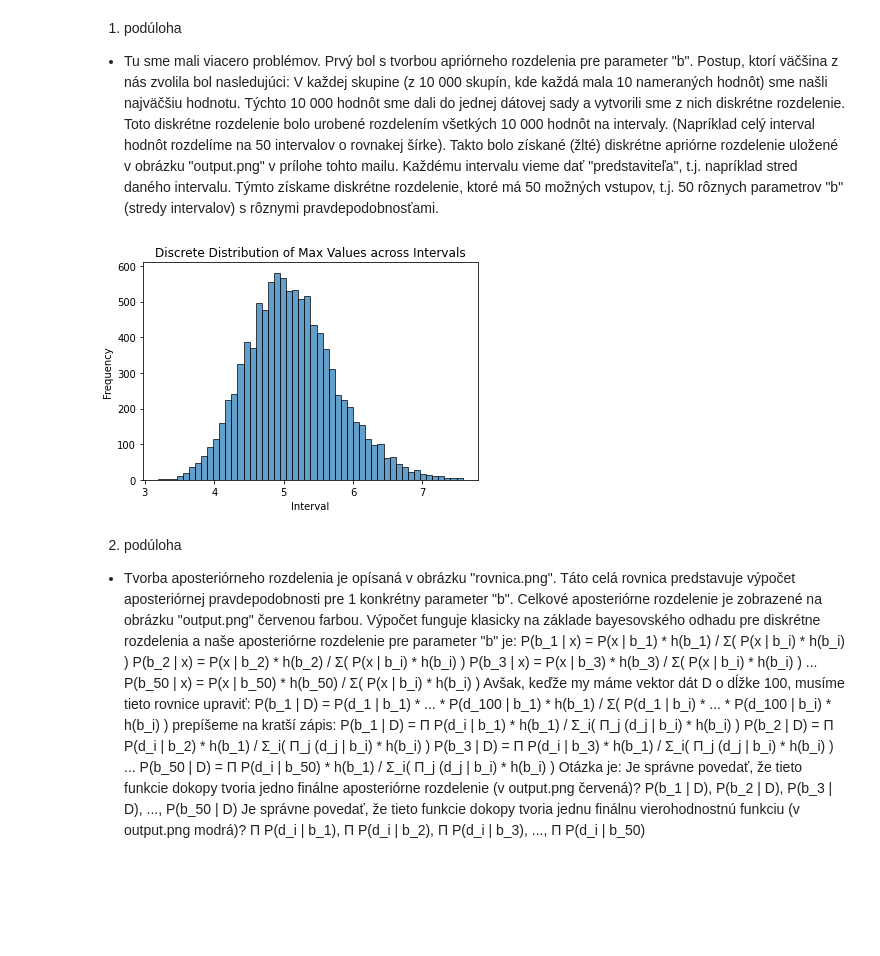
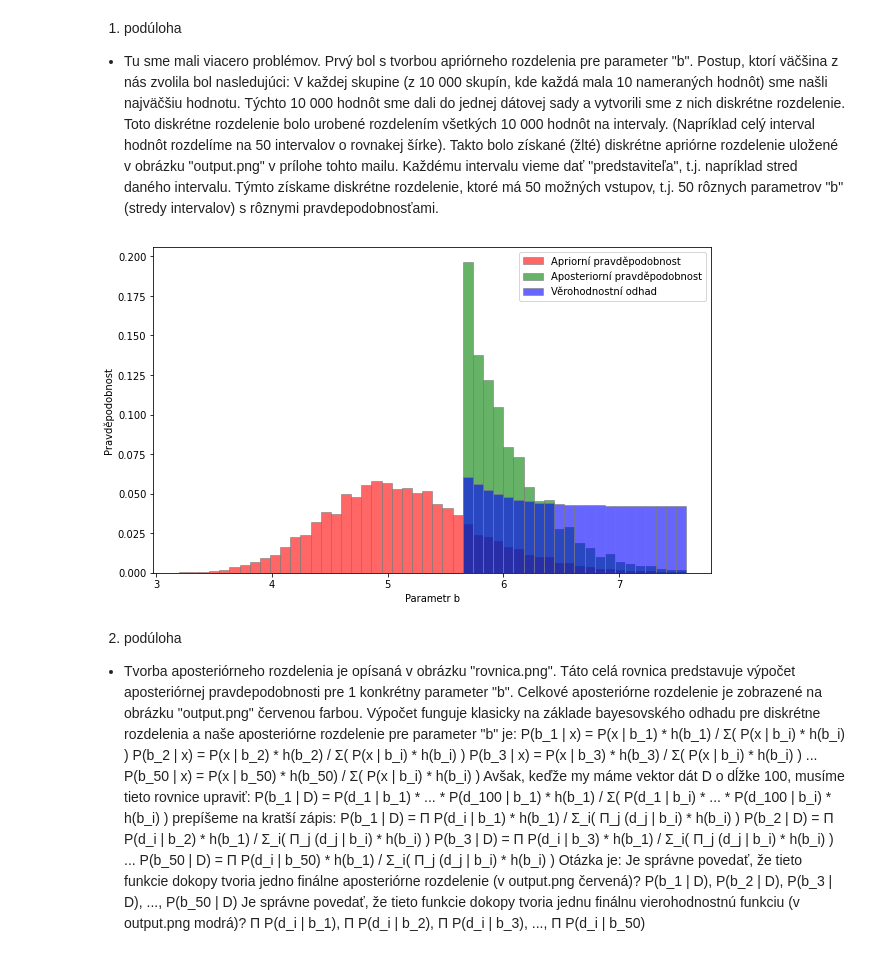
Before and after one commit to Filda99/FIT-MSP, a Jupyter notebook: Proj2/msp_proj2.ipynb, the cells around one changed output. Saved outputs shown, nothing was run; the diff lists cells and outputs as text; code cells hidden in the pictures; blank space fills up the shorter version.

```diff
--- a/Proj2/msp_proj2.ipynb
+++ b/Proj2/msp_proj2.ipynb
@@ -222,40 +223,50 @@ napríklad stred daného intervalu. Týmto získame diskrétne rozdelenie, ktor
 vstupov, t.j. 50 rôznych parametrov "b" (stredy intervalov) s rôznymi pravdepodobnosťami.
 # %%
 data_task1b = pd.read_excel('C:\\Users\\M\\Documents\\Projekt-2_Data.xlsx')
-data_task1b = data_task1b.iloc[:, [1,2]] # skupina a uloha_1 b)_pozorovani
+data_task1b_observations = data_task1b["uloha_1 b)_pozorování"].dropna()
 
 # nalezneme maxima pro každou skupinu
-groups_max_value = pd.DataFrame({k: [max(v)] for k, v in data_task1b.groupby("skupina")["uloha_1 b)_prior"]})
+data_task1b = data_task1b.iloc[:, [1,2]] # skupina a uloha_1 b)_pozorovani
+data_task1b_max_value = pd.DataFrame({k: [max(v)] for k, v in data_task1b.groupby("skupina")["uloha_1 b)_prior"]})
 # %%
 # provedeme binning dat (rozdeleni do skupin)
 # tj. aktualne mame 100000/10 = 10000 hodnot, ktere rozdelime do 50 kosu (binu)
 # maximalni hodnoty rozradime do binu o stejne sirce, navratova hodnota je: pocet hodnot v binu, hranice binu (prava)
-num_of_values_in_bin, bins_edges = np.histogram(groups_max_value, bins=50)
-prior_prob = num_of_values_in_bin / num_of_values_in_bin.sum() # normalizace, abychom ziskali pravdepodobnosti
+num_of_values_in_bin, bins_edges = np.histogram(data_task1b_max_value, bins=50)
+prior_prob = num_of_values_in_bin/num_of_values_in_bin.sum() # normalizace, abychom ziskali pravdepodobnosti
 
 # vypocteme "reprezentanta" z kazdeho intervalu (stred intervalu)
 # takto ziskame diskretni rozdeleni, ktere ma 50 moznych vstupu (50 ruznych parametru b s ruznymi pravdepodobnostmi)
-bins_centers = bins_edges[:-1] + np.diff(bins_edges) / 2
+bins_centers = bins_edges[:-1] + np.diff(bins_edges)/2
 
-# hodnoty ze zadani
+likelihood_estimate = []
+
+# vime, ze delka zpracovani procesu v milisekundach ms ma odseknute normalni rozdeleni (truncated normal distribution), tj. rozdeleni je normalni, ale jen v urcitem rozsahu
+# pro kazdy parametr b (vsech 50) ziskame pravdepodobnostni funkci (v log domene), ktera nam rika, jak je pravdepodobne, ze hodnota b je spravna
+# tuto pravdepodobnostni funkci nasledne pouzijeme pro vypocet posterior pravdepodobnosti
+# vyuzijeme pro to odseknute normalni rozdeleni (truncated normal distribution)
 mu = 3
 sigma = 1
-a_standard = (1 - mu) / sigma
+for bin in bins_centers:
+    likelihood_estimate.append(np.sum(truncnorm(a=(1-mu)/sigma, b=(bin-mu)/sigma, loc=mu, scale=sigma).logpdf(data_task1b_observations)))
 
-# vime, ze delka zpracovani procesu v milisekundach ms ma odseknute normalni rozdeleni (truncated normal distribution), tj. rozdeleni je normalni, ale jen v urcitem rozsahu
-#
+# hodnoty likelihood jsou v log domene, potrebujeme rozsah <0,1>, vyuzijeme soft-max funkci
+likelihood_probs = softmax(likelihood_estimate)
+
+# podobne jako na cviceni jsme vyuzivali "tabulkovou metodu" pri diskretni promenne pro vypocet posterior pravdepodobnosti, zde provedeme stejny postup
+posterior_freq = prior_prob*likelihood_probs
+posterior_prob = posterior_freq/posterior_freq.sum()
+
+plt.figure(figsize=(10, 6))
+plt.hist(bins_edges[:-1], bins_edges, weights=prior_prob, label='Apriorní pravděpodobnost', alpha=0.6, color='red', edgecolor='grey')
+plt.hist(bins_edges[:-1], bins_edges, weights=posterior_prob, label='Aposteriorní pravděpodobnost', alpha=0.6, color='green', edgecolor='grey')
+plt.hist(bins_edges[:-1], bins_edges, weights=likelihood_probs, label='Věrohodnostní odhad', alpha=0.6, color='blue', edgecolor='grey')
+plt.xlabel('Parametr b')
+plt.ylabel('Pravděpodobnost')
+plt.legend()
+plt.show()
+# %% [output]
+[figure, added]
-# %%
-plt.hist(groups_max_value.values.flatten(), bins=50, edgecolor='black', alpha=0.7)
-
-# Add labels and title
-plt.xlabel('Interval')
-plt.ylabel('Frequency')
-plt.title('Discrete Distribution of Max Values across Intervals')
-
-# Display the plot
-plt.show()
-# %% [output]
-[figure, removed]
 # %% [markdown]
 2. podúloha
 - Tvorba aposteriórneho rozdelenia je opísaná v obrázku "rovnica.png". Táto celá rovnica
```
Also changed, not shown: parts of 3 cells of this notebook.
